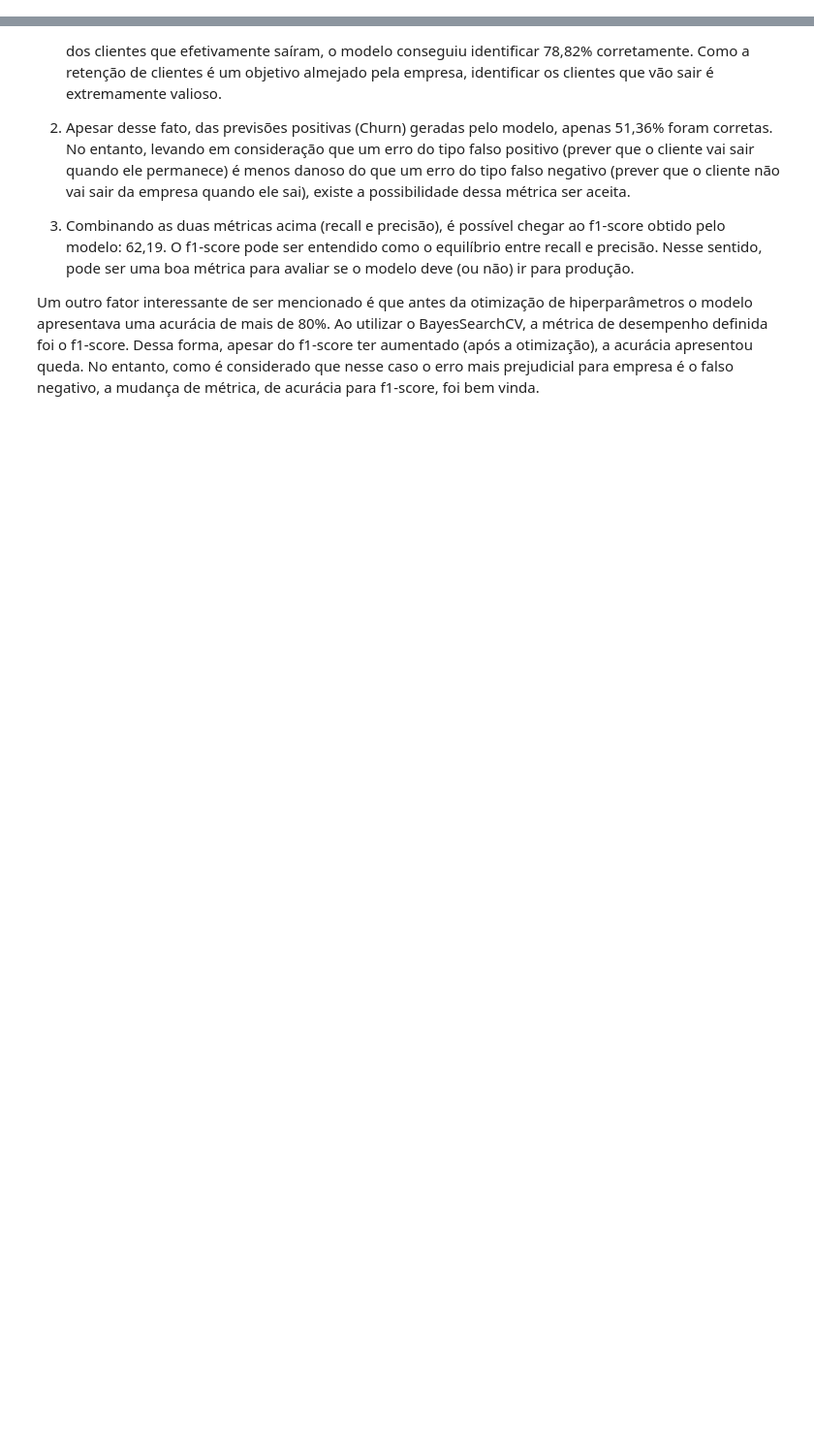
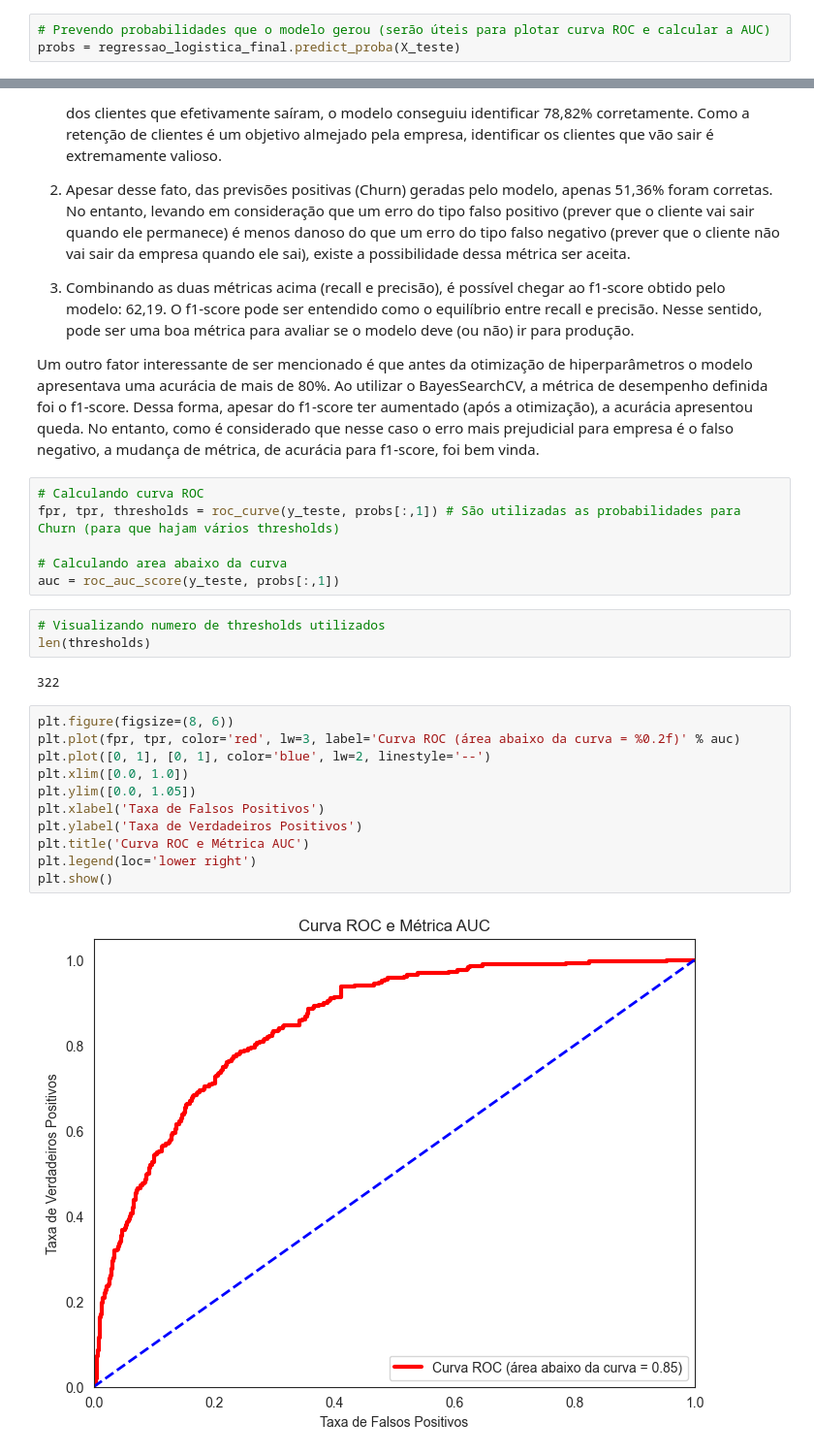
Before and after one commit to lazarocordeirosilva/Previsao_Churn, a Jupyter notebook: notebook/Churn Analysis.ipynb, the cells around one changed output, grey strips where cells are left out. Shown at 97% size. Drawn from its saved outputs; the diff is of its cells as text; blank space fills up the shorter version.

```diff
--- a/notebook/Churn Analysis.ipynb
+++ b/notebook/Churn Analysis.ipynb
@@ -2363,6 +2365,9 @@ previsoes = regressao_logistica_final.predict(X_teste)
 len(previsoes)
 # %% [output]
 1127
+# %%
+# Prevendo probabilidades que o modelo gerou (serão úteis para plotar curva ROC e calcular a AUC)
+probs = regressao_logistica_final.predict_proba(X_teste)
 # %%
 # Comparando previsões com valores reais
 comparacao = pd.DataFrame({'Previsões':previsoes.flatten(), 'Valor Real':y_teste.values.flatten()})
@@ -2438,3 +2443,27 @@ A partir das métricas de classificação calculadas, alguns fatos chamam atenç
 3) Combinando as duas métricas acima (recall e precisão), é possível chegar ao f1-score obtido pelo modelo: 62,19. O f1-score pode ser entendido como o equilíbrio entre recall e precisão. Nesse sentido, pode ser uma boa métrica para avaliar se o modelo deve (ou não) ir para produção.
 
 Um outro fator interessante de ser mencionado é que antes da otimização de hiperparâmetros o modelo apresentava uma acurácia de mais de 80%. Ao utilizar o BayesSearchCV, a métrica de desempenho definida foi o f1-score. Dessa forma, apesar do f1-score ter aumentado (após a otimização), a acurácia apresentou queda. No entanto, como é considerado que nesse caso o erro mais prejudicial para empresa é o falso negativo, a mudança de métrica, de acurácia para f1-score, foi bem vinda.
+# %%
+# Calculando curva ROC
+fpr, tpr, thresholds = roc_curve(y_teste, probs[:,1]) # São utilizadas as probabilidades para Churn (para que hajam vários thresholds)
+
+# Calculando area abaixo da curva
+auc = roc_auc_score(y_teste, probs[:,1])
+# %%
+# Visualizando numero de thresholds utilizados
+len(thresholds)
+# %% [output]
+322
+# %%
+plt.figure(figsize=(8, 6))
+plt.plot(fpr, tpr, color='red', lw=3, label='Curva ROC (área abaixo da curva = %0.2f)' % auc)
+plt.plot([0, 1], [0, 1], color='blue', lw=2, linestyle='--')
+plt.xlim([0.0, 1.0])
+plt.ylim([0.0, 1.05])
+plt.xlabel('Taxa de Falsos Positivos')
+plt.ylabel('Taxa de Verdadeiros Positivos')
+plt.title('Curva ROC e Métrica AUC')
+plt.legend(loc='lower right')
+plt.show()
+# %% [output]
+[figure, added]
```
Also changed, not shown: parts of 4 cells of this notebook.
